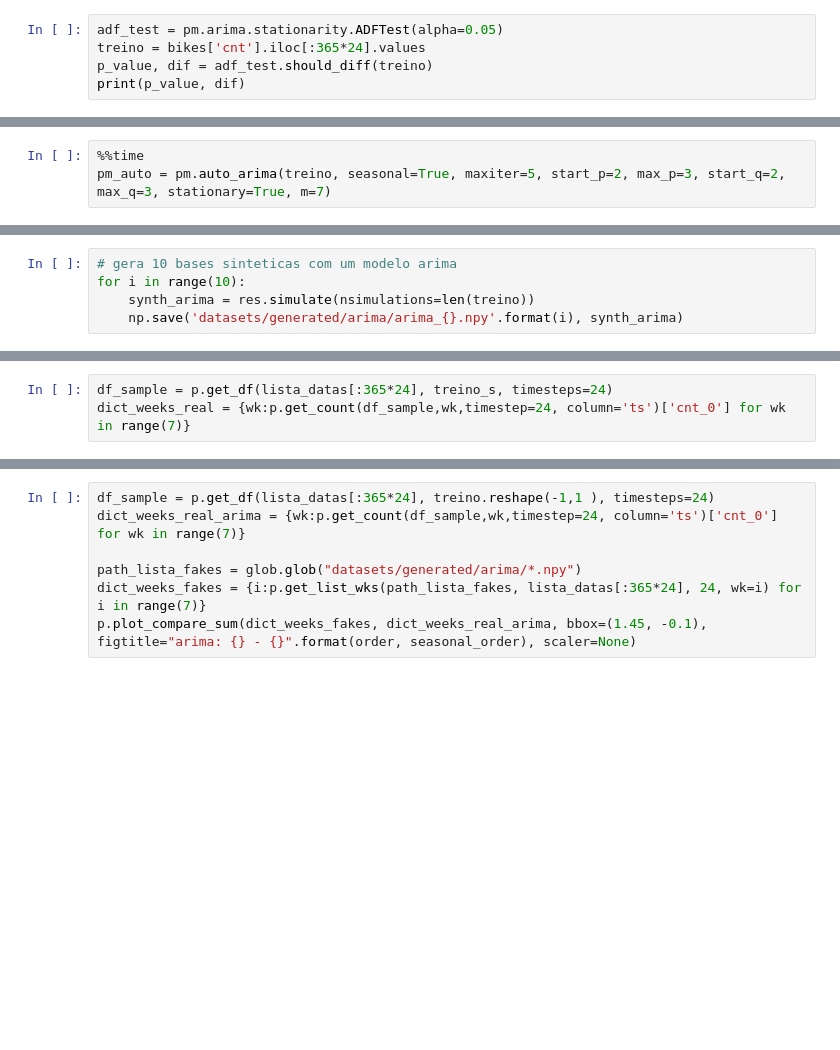
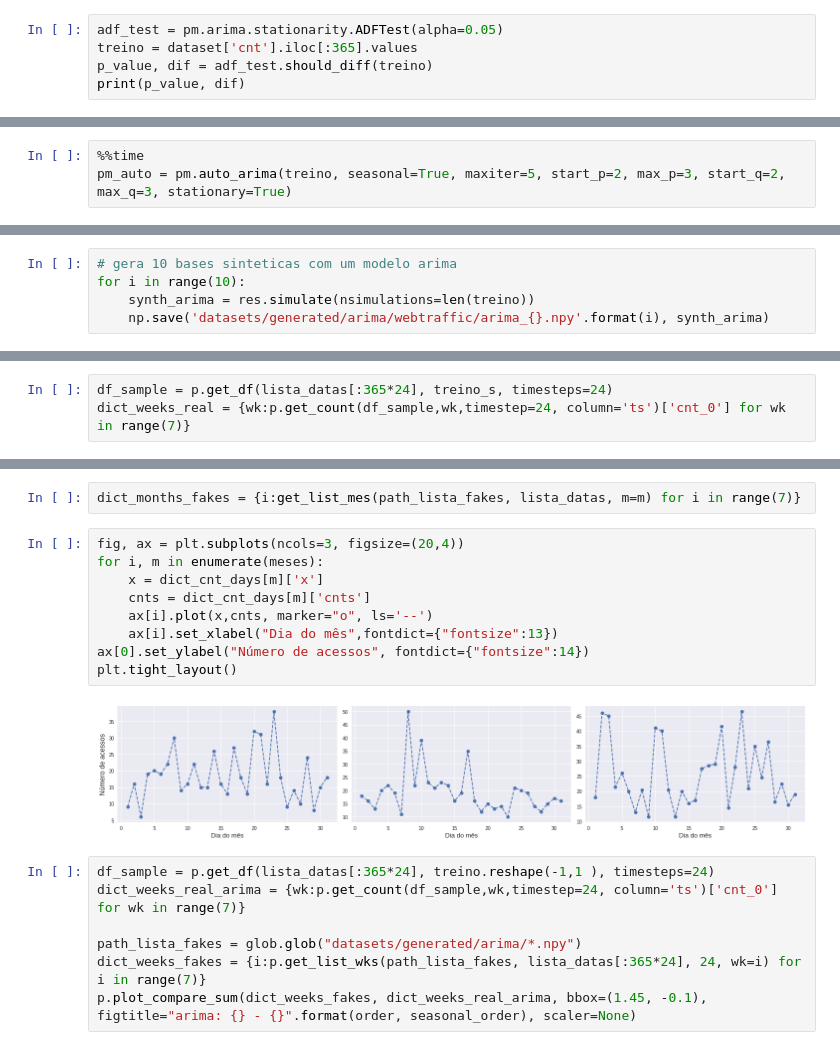
Before and after one commit to ifribeiro/minicurso_webmedia22, a Jupyter notebook: gans_wikipedia.ipynb, the cells around one changed output, grey strips where cells are left out. Drawn from its saved outputs; the diff is of its cells as text; blank space fills up the shorter version.

```diff
--- a/gans_wikipedia.ipynb
+++ b/gans_wikipedia.ipynb
@@ -155,12 +138,12 @@ from pmdarima.arima.stationarity import ADFTest
 from statsmodels.tsa.arima.model import ARIMA
 # %%
 adf_test = pm.arima.stationarity.ADFTest(alpha=0.05)
-treino = bikes['cnt'].iloc[:365*24].values
+treino = dataset['cnt'].iloc[:365].values
 p_value, dif = adf_test.should_diff(treino)
 print(p_value, dif)
 # %% [output]
 0.01 False
 # %%
 %%time
-pm_auto = pm.auto_arima(treino, seasonal=True, maxiter=5, start_p=2, max_p=3, start_q=2, max_q=3, stationary=True, m=7)
+pm_auto = pm.auto_arima(treino, seasonal=True, maxiter=5, start_p=2, max_p=3, start_q=2, max_q=3, stationary=True)
 # %% [output]
@@ -179,7 +162,7 @@ res = arima.fit()
 # gera 10 bases sinteticas com um modelo arima
 for i in range(10):
     synth_arima = res.simulate(nsimulations=len(treino))
-    np.save('datasets/generated/arima/arima_{}.npy'.format(i), synth_arima)
+    np.save('datasets/generated/arima/webtraffic/arima_{}.npy'.format(i), synth_arima)
 # %% [markdown]
 # GAN
 # %%
@@ -237,3 +236,16 @@ treino.shape
+# %%
+dict_months_fakes = {i:get_list_mes(path_lista_fakes, lista_datas, m=m) for i in range(7)}
+# %%
+fig, ax = plt.subplots(ncols=3, figsize=(20,4))
+for i, m in enumerate(meses):
+    x = dict_cnt_days[m]['x']
+    cnts = dict_cnt_days[m]['cnts']
+    ax[i].plot(x,cnts, marker="o", ls='--')
+    ax[i].set_xlabel("Dia do mês",fontdict={"fontsize":13})
+ax[0].set_ylabel("Número de acessos", fontdict={"fontsize":14})
+plt.tight_layout()
+# %% [output]
+[figure, added]
 # %%
 df_sample = p.get_df(lista_datas[:365*24], treino.reshape(-1,1 ), timesteps=24)
 dict_weeks_real_arima = {wk:p.get_count(df_sample,wk,timestep=24, column='ts')['cnt_0'] for wk in range(7)}
```
Also changed, not shown: parts of 15 cells of this notebook, 1 other file.
